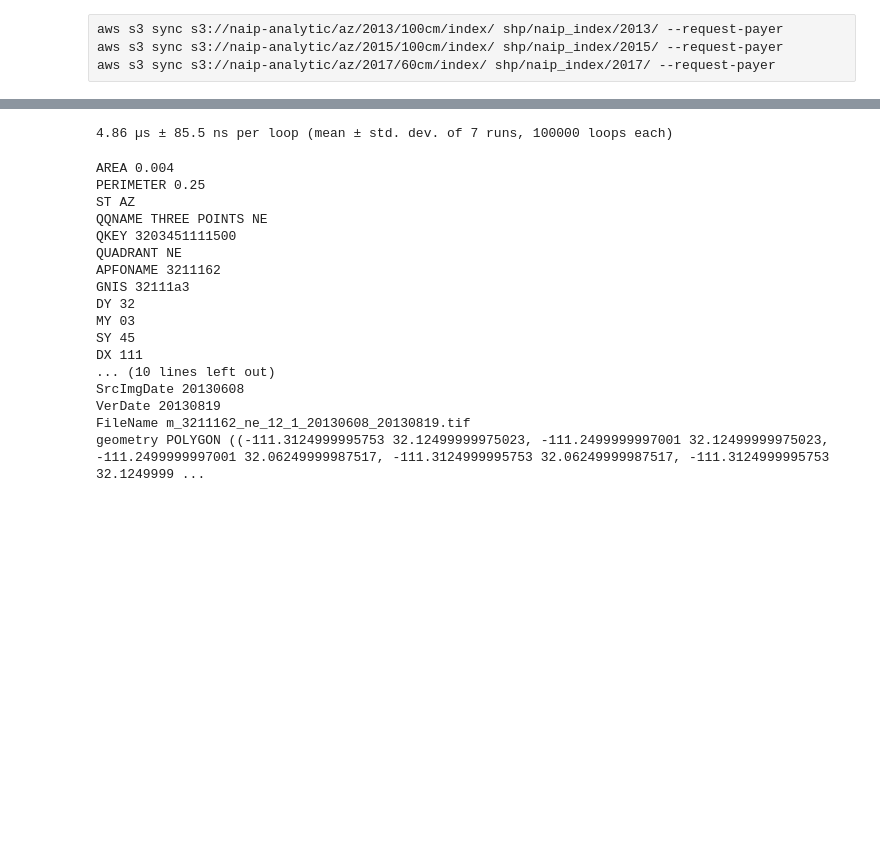
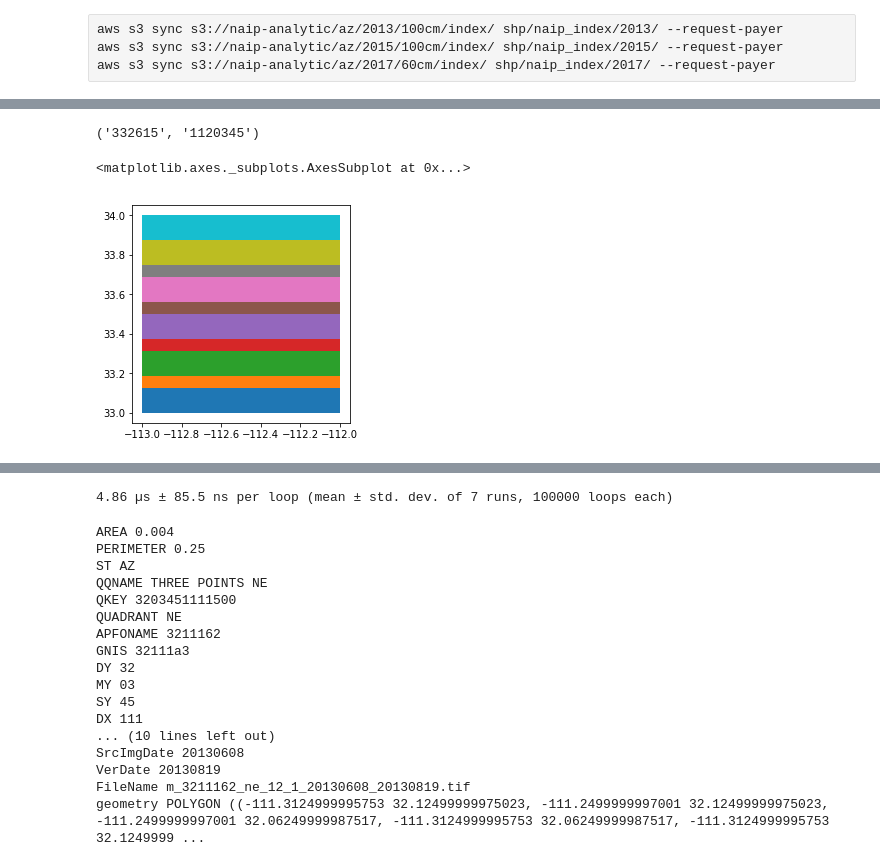
Before and after one commit to tjslezak/remote-sensing-roundtable, a Jupyter notebook: az_naip_index.ipynb, the cells around one changed output, grey strips where cells are left out. Drawn from its saved outputs; the diff is of its cells as text; code cells hidden in the pictures; blank space fills up the shorter version.

```diff
--- a/az_naip_index.ipynb
+++ b/az_naip_index.ipynb
@@ -55,0 +19,7 @@ Wall time: 48.1 ms
+# %%
+g13 = gpd.read_file('shp/az_naip_2013.geojson')
+g15 = gpd.read_file('shp/az_naip_2015.geojson')
+g17 = gpd.read_file('shp/az_naip_2017.geojson')
+# %%
+coords = Point((33.439856, -112.066936)[::-1])
+print(coords)
@@ -55,0 +95,5 @@ Wall time: 48.1 ms
+# %%
+%%timeit pass
+dx, dy = abs(int(coords.x)), int(coords.y)
+match = g13[(g13.DX.astype(np.int) == dx) & (g13.DY.astype(np.int) == dy)]
+match = match[match.geometry.intersects(coords)]
@@ -55,0 +131,9 @@ Wall time: 48.1 ms
+# %%
+match.OLAT.values[0], match.OLONG.values[0]
+# %% [output]
+('332615', '1120345')
+# %%
+match.plot(column='OLAT')
+# %% [output]
+<matplotlib.axes._subplots.AxesSubplot at 0x...>
+[figure, added]
```
Also changed, not shown: parts of 40 cells of this notebook.
